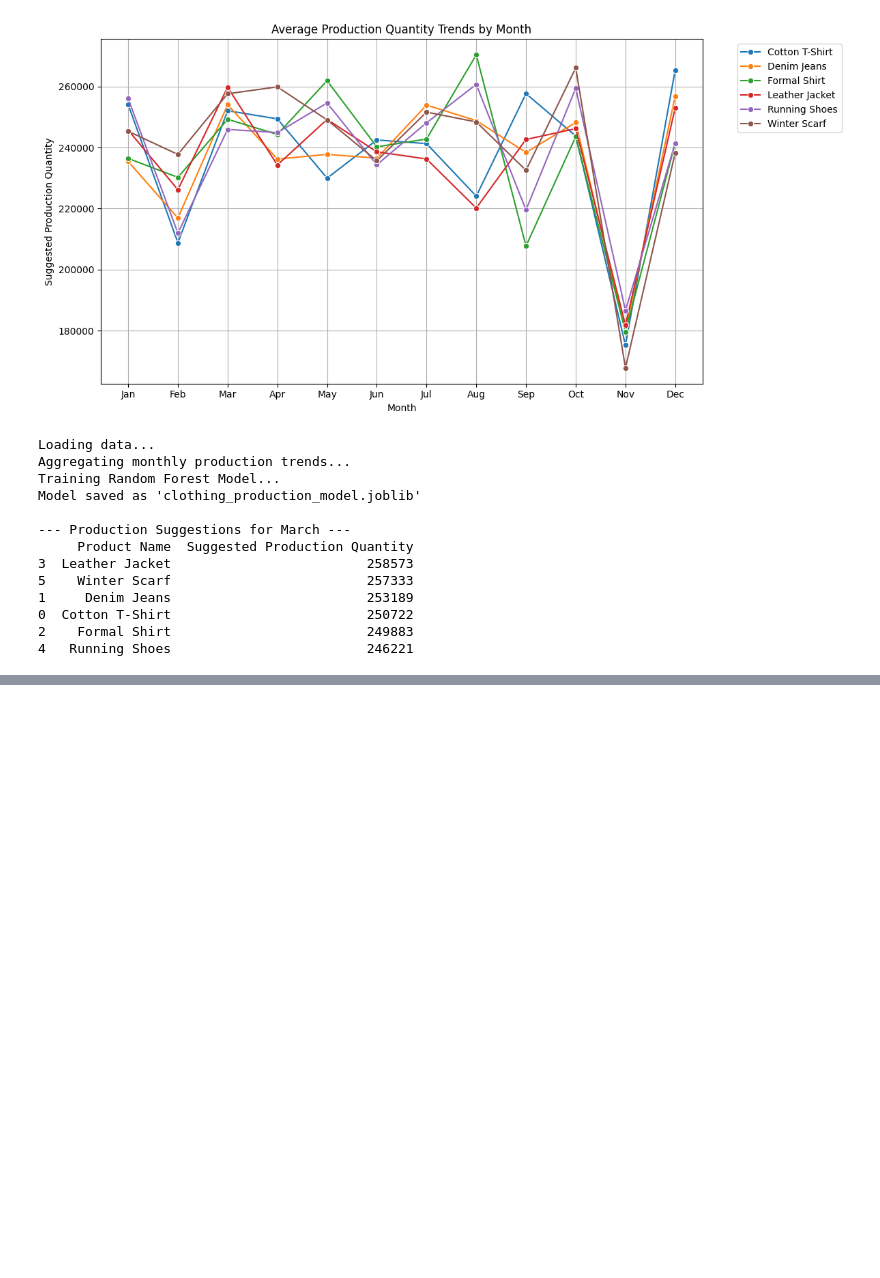
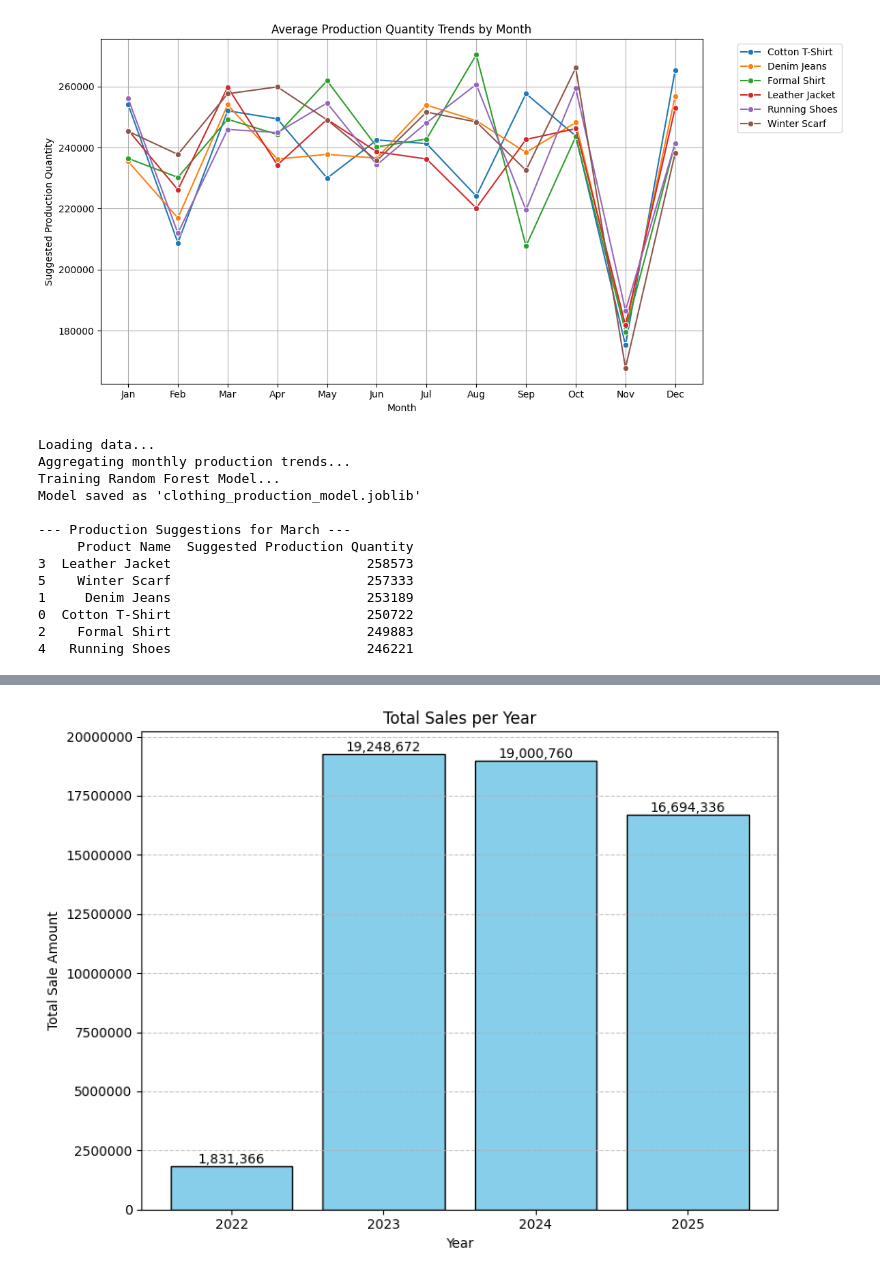
Before and after one commit to Naman1995jain/Product-quantity-suggestion, a Jupyter notebook: model.ipynb, the cells around one changed output, grey strips where cells are left out. Cells and saved outputs as stored; diff of their text form; code cells hidden in the pictures; blank space fills up the shorter version.

```diff
--- a/model.ipynb
+++ b/model.ipynb
@@ -432,3 +432,87 @@ Model saved as 'clothing_production_model.joblib'
 0  Cotton T-Shirt                         250722
 2    Formal Shirt                         249883
 4   Running Shoes                         246221
+# %%
+import pandas as pd
+import matplotlib.pyplot as plt
+import calendar
+
+# 1. Load the dataset
+# Make sure 'data.csv' is in the same folder as your script
+try:
+    df = pd.read_csv('data.csv')
+    print("Data loaded successfully.")
+except Exception as e:
+    print(f"Error loading data: {e}")
+    exit()
+
+# 2. Data Preprocessing
+# Convert 'Date' column to datetime objects
+df['Date'] = pd.to_datetime(df['Date'], dayfirst=True)
+
+# Extract Year and Month for grouping and sorting
+df['Year'] = df['Date'].dt.year
+df['Month_Num'] = df['Date'].dt.month
+df['Month_Name'] = df['Date'].dt.month_name()
+
+# 3. Yearly Analysis
+# Group by Year and sum the Sale Amount
+yearly_sales = df.groupby('Year')['Sale Amount'].sum().reset_index()
+yearly_sales['Sale Amount'] = yearly_sales['Sale Amount'].round(2)
+
+print("\n--- Yearly Sales Data ---")
+print(yearly_sales)
+
+# 4. Monthly Analysis
+# Group by Year and Month to see trends over time
+monthly_sales = df.groupby(['Year', 'Month_Num', 'Month_Name'])['Sale Amount'].sum().reset_index()
+monthly_sales = monthly_sales.sort_values(by=['Year', 'Month_Num'])
+
+print("\n--- Monthly Sales Data (First 5 rows) ---")
+print(monthly_sales.head())
+
+# 5. Visualization: Yearly Sales
+plt.figure(figsize=(8, 6))
+bars = plt.bar(yearly_sales['Year'].astype(str), yearly_sales['Sale Amount'], color='skyblue', edgecolor='black')
+
+plt.title('Total Sales per Year')
+plt.xlabel('Year')
+plt.ylabel('Total Sale Amount')
+plt.ticklabel_format(style='plain', axis='y') # Disable scientific notation for large numbers
+
+# Add value labels on top of bars
+for bar in bars:
+    yval = bar.get_height()
+    plt.text(bar.get_x() + bar.get_width()/2, yval, f'{yval:,.0f}', ha='center', va='bottom')
+
+plt.grid(axis='y', linestyle='--', alpha=0.7)
+plt.tight_layout()
+plt.savefig('yearly_sales_plot.png') # Saves the plot
+print("\nYearly sales plot saved as 'yearly_sales_plot.png'")
+# plt.show() # Uncomment this line if you want to see the plot in a window
+
+# 6. Visualization: Monthly Sales (Subplots for each year)
+unique_years = sorted(df['Year'].unique())
+fig, axes = plt.subplots(nrows=len(unique_years), ncols=1, figsize=(10, 6 * len(unique_years)), constrained_layout=True)
+
+# Handle case if there's only one year of data (axes wouldn't be a list)
+if len(unique_years) == 1:
+    axes = [axes]
+
+for i, year in enumerate(unique_years):
+    year_data = monthly_sales[monthly_sales['Year'] == year]
+    ax = axes[i]
+
+    # Plot line for that year
+    ax.plot(year_data['Month_Name'], year_data['Sale Amount'], marker='o', linewidth=2, label=f'Sales {year}')
+
+    ax.set_title(f'Monthly Sales Trend - {year}')
+    ax.set_xlabel('Month')
+    ax.set_ylabel('Sale Amount')
+    ax.tick_params(axis='x', rotation=45) # Rotate month names for readability
+    ax.grid(True, linestyle='--', alpha=0.6)
+
+plt.savefig('monthly_sales_by_year.png') # Saves the plot
+print("Monthly sales plot saved as 'monthly_sales_by_year.png'")
+# plt.show() # Uncomment this line if you want to see the plot in a window
+# %% [output]
@@ -434,0 +538 @@ Model saved as 'clothing_production_model.joblib'
+[figure, added]
```
Also changed, not shown: parts of 5 cells of this notebook, 3 other files.
